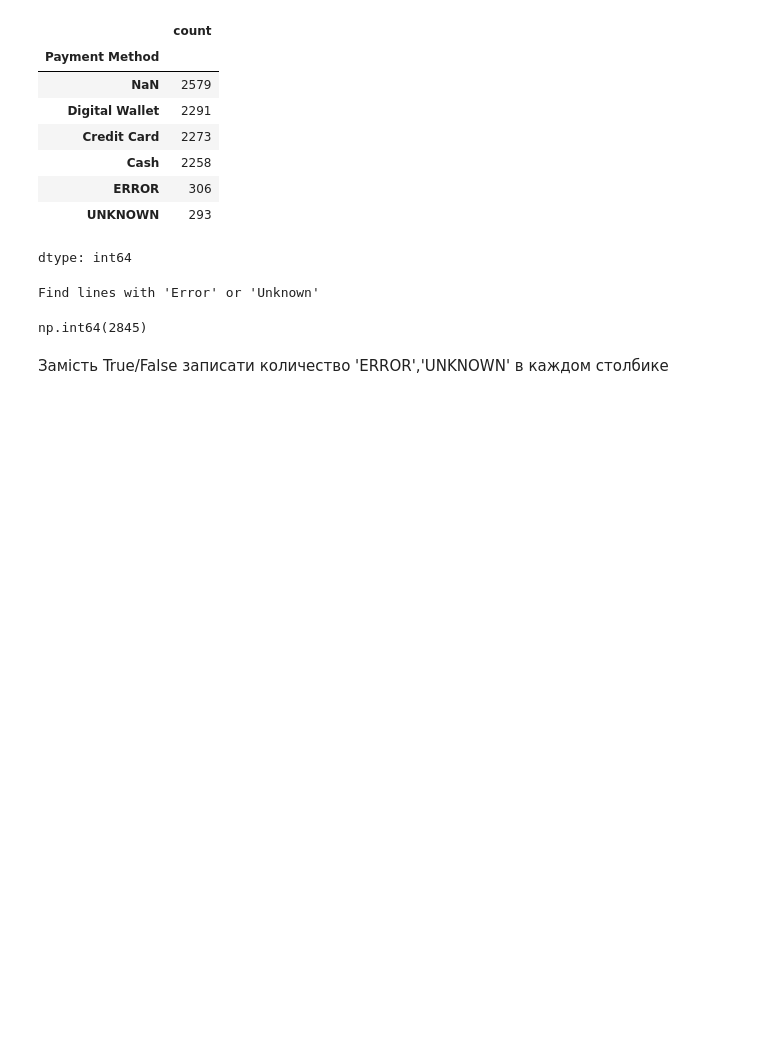
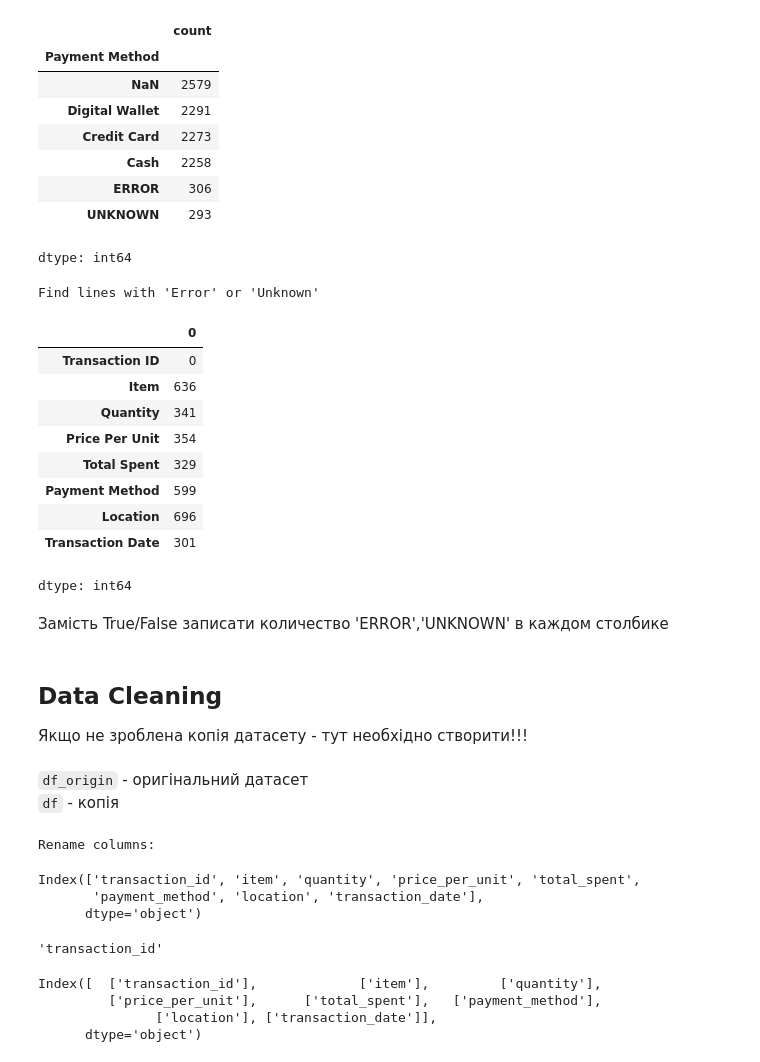
Before and after one commit to Alister44/Analysis_Cafe_Sales, a Jupyter notebook: analysis_cafe_sales.ipynb, the cells around one changed output. Saved outputs shown, nothing was run; the diff lists cells and outputs as text; code cells hidden in the pictures; blank space fills up the shorter version.

```diff
--- a/analysis_cafe_sales.ipynb
+++ b/analysis_cafe_sales.ipynb
@@ -206,10 +206,58 @@ dtype: int64
 # %%
 print("Find lines with 'Error' or 'Unknown' \n")
 
 mask_error = df.isin(['ERROR','UNKNOWN']).any(axis=1)
 mask_error.sum()
+
+df.isin(['ERROR','UNKNOWN']).sum()
 # %% [output]
 Find lines with 'Error' or 'Unknown'
+|  | 0 |
+| Transaction ID | 0 |
+| Item | 636 |
+| Quantity | 341 |
+| Price Per Unit | 354 |
+| Total Spent | 329 |
+| Payment Method | 599 |
+| Location | 696 |
+| Transaction Date | 301 |
-np.int64(2845)
+dtype: int64
 # %% [markdown]
 Замість True/False записати количество 'ERROR','UNKNOWN' в каждом столбике
+# %% [markdown]
+## Data Cleaning
+Якщо не зроблена копія датасету - тут необхідно створити!!!
+# %% [markdown]
+`df_origin` - оригінальний датасет
+`df` - копія
+# %%
+print('Rename columns: \n')
+
+df.columns = df.columns.str.strip()
+df = df.rename(columns={
+    'Transaction ID': 'transaction_id',
+    'Item': 'item',
+    'Quantity': 'quantity',
+    'Price Per Unit': 'price_per_unit',
+    'Total Spent': 'total_spent',
+    'Payment Method': 'payment_method',
+    'Location': 'location',
+    'Transaction Date': 'transaction_date'
+})
+df.columns
+# %% [output]
+Rename columns:
+Index(['transaction_id', 'item', 'quantity', 'price_per_unit', 'total_spent',
+       'payment_method', 'location', 'transaction_date'],
+      dtype='object')
+# %%
+"_".join("  Transaction    ID   ".lower().split())
+# %% [output]
+'transaction_id'
+# %%
+df.columns.str.lower().str.split()
+# %% [output]
+Index([  ['transaction_id'],             ['item'],         ['quantity'],
+         ['price_per_unit'],      ['total_spent'],   ['payment_method'],
+               ['location'], ['transaction_date']],
+      dtype='object')
```
Also changed, not shown: parts of 19 cells of this notebook.
